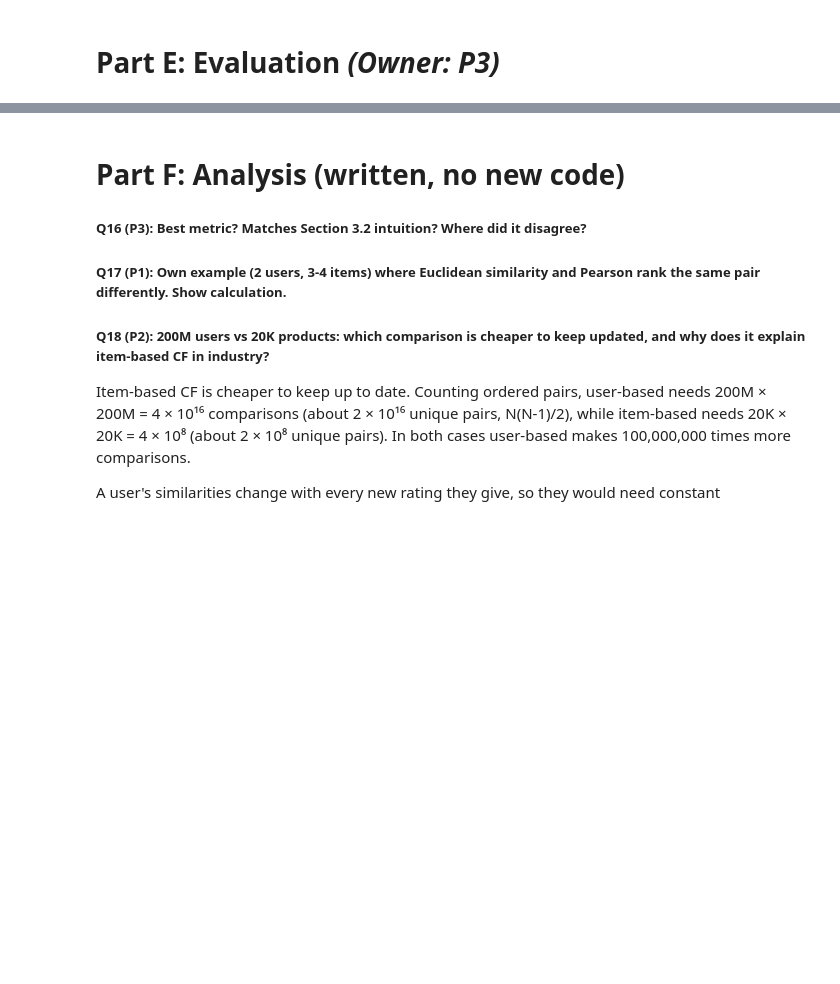
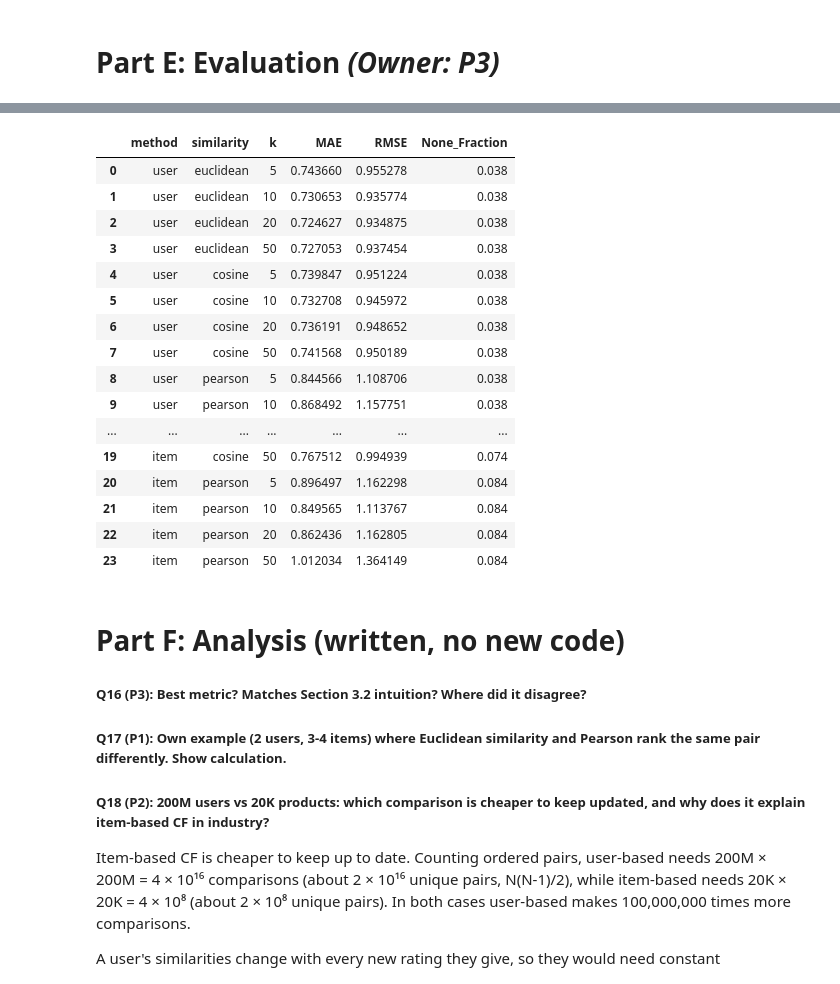
Before and after one commit to FarahAli04/Collaborative-filtering, a Jupyter notebook: Assignment _1.ipynb, the cells around one changed output, grey strips where cells are left out. Drawn from its saved outputs; the diff is of its cells as text; code cells hidden in the pictures; blank space fills up the shorter version.

```diff
--- a/Assignment _1.ipynb
+++ b/Assignment _1.ipynb
@@ -18,7 +18,7 @@ import matplotlib.pyplot as plt
 # Part A: Load and explore  *(Owner: P1)*
 # %%
 # Loading data
-ratings = pd.read_csv('data/ratings.csv',usecols={0,1,2})
+ratings = pd.read_csv('data/ratings.csv',usecols=[0,1,2])
 movies = pd.read_csv('data/movies.csv')
 # %% [markdown]
 # Part A (2):
@@ -328,14 +328,3 @@ PASS  real: original matrix was not modified
 Item based CF is exactly like user based CF by switching Target_user with Target_item and their respective functions although I used a helper function to facilitate the flow and avoid confusion.
 # %% [markdown]
 # Part E: Evaluation  *(Owner: P3)*
-# %%
-def train_test_split_ratings(ratings_df, test_fraction=0.2, seed=42):
-    """Hold out test_fraction of EACH user's ratings. Return (train_df, test_df)."""
-    # TODO
-    raise NotImplementedError
-
-def evaluate(matrix, test_df, k, similarity_fn, method):
-    """method in {'user', 'item'}.
-    Return dict: rmse, mae, fraction_none (over all test rows)."""
-    # TODO
-    raise NotImplementedError
@@ -347,0 +421,41 @@ results = []
+# %%
+# AI-GENERATED START
+import time
+
+grid_sample = test_df.sample(500, random_state=42)
+
+similarity_fns = {
+    'euclidean': euclidean_similarity,
+    'cosine': cosine_similarity,
+    'pearson': pearson_similarity,
+}
+
+k_values = [5, 10, 20, 50]
+methods = ['user', 'item']
+
+results = []
+
+start = time.time()
+for method in methods:
+    for sim_name, sim_fn in similarity_fns.items():
+        for k in k_values:
+            t0 = time.time()
+            res = evaluate(train_matrix, grid_sample, k=k, similarity_fn=sim_fn, method=method)
+            elapsed = time.time() - t0
+            results.append({
+                'method': method,
+                'similarity': sim_name,
+                'k': k,
+                'MAE': res['MAE'],
+                'RMSE': res['RMSE'],
+                'None_Fraction': res['None_Fraction'],
+            })
+            print(f"{method:5s} {sim_name:10s} k={k:3d} -> MAE={res['MAE']:.3f} RMSE={res['RMSE']:.3f} none={res['None_Fraction']:.3f}  ({elapsed:.1f}s)")
+
+print(f"\nTotal grid time: {time.time() - start:.1f}s")
+
+results_df = pd.DataFrame(results)
+results_df
+
+# AI-GENERATED END
+# %% [output]
@@ -348,3 +479,20 @@ results = []
+|  | method | similarity | k | MAE | RMSE | None_Fraction |
+| 0 | user | euclidean | 5 | 0.743660 | 0.955278 | 0.038 |
+| 1 | user | euclidean | 10 | 0.730653 | 0.935774 | 0.038 |
+| 2 | user | euclidean | 20 | 0.724627 | 0.934875 | 0.038 |
+| 3 | user | euclidean | 50 | 0.727053 | 0.937454 | 0.038 |
+| 4 | user | cosine | 5 | 0.739847 | 0.951224 | 0.038 |
+| 5 | user | cosine | 10 | 0.732708 | 0.945972 | 0.038 |
+| 6 | user | cosine | 20 | 0.736191 | 0.948652 | 0.038 |
+| 7 | user | cosine | 50 | 0.741568 | 0.950189 | 0.038 |
+| 8 | user | pearson | 5 | 0.844566 | 1.108706 | 0.038 |
+| 9 | user | pearson | 10 | 0.868492 | 1.157751 | 0.038 |
+| ... | ... | ... | ... | ... | ... | ... |
+| 19 | item | cosine | 50 | 0.767512 | 0.994939 | 0.074 |
+| 20 | item | pearson | 5 | 0.896497 | 1.162298 | 0.084 |
+| 21 | item | pearson | 10 | 0.849565 | 1.113767 | 0.084 |
+| 22 | item | pearson | 20 | 0.862436 | 1.162805 | 0.084 |
+| 23 | item | pearson | 50 | 1.012034 | 1.364149 | 0.084 |
 # %% [markdown]
 # Part F: Analysis (written, no new code)
 ##### **Q16 (P3):** Best metric? Matches Section 3.2 intuition? Where did it disagree?
```
Also changed, not shown: parts of 7 cells of this notebook, 2 other files.
